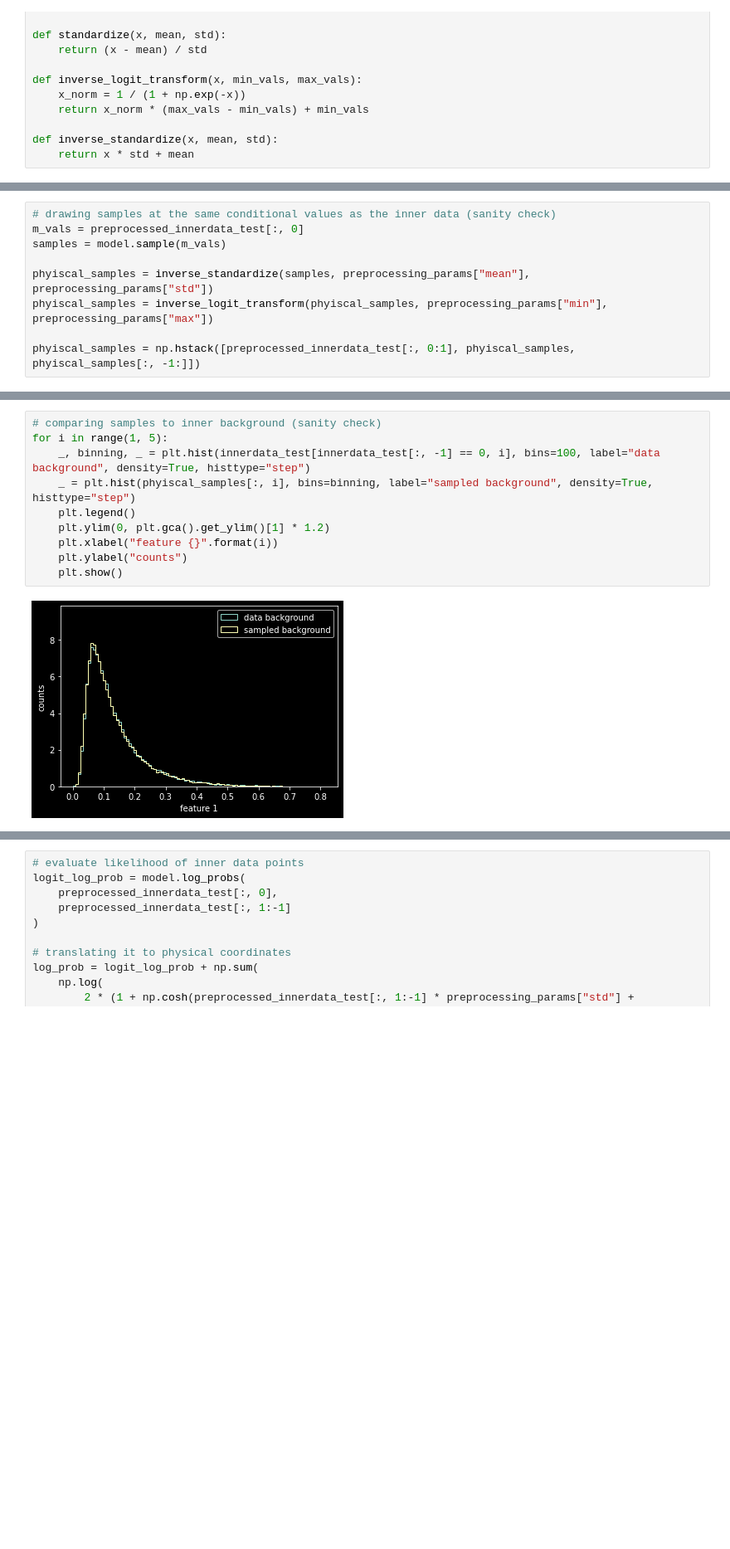
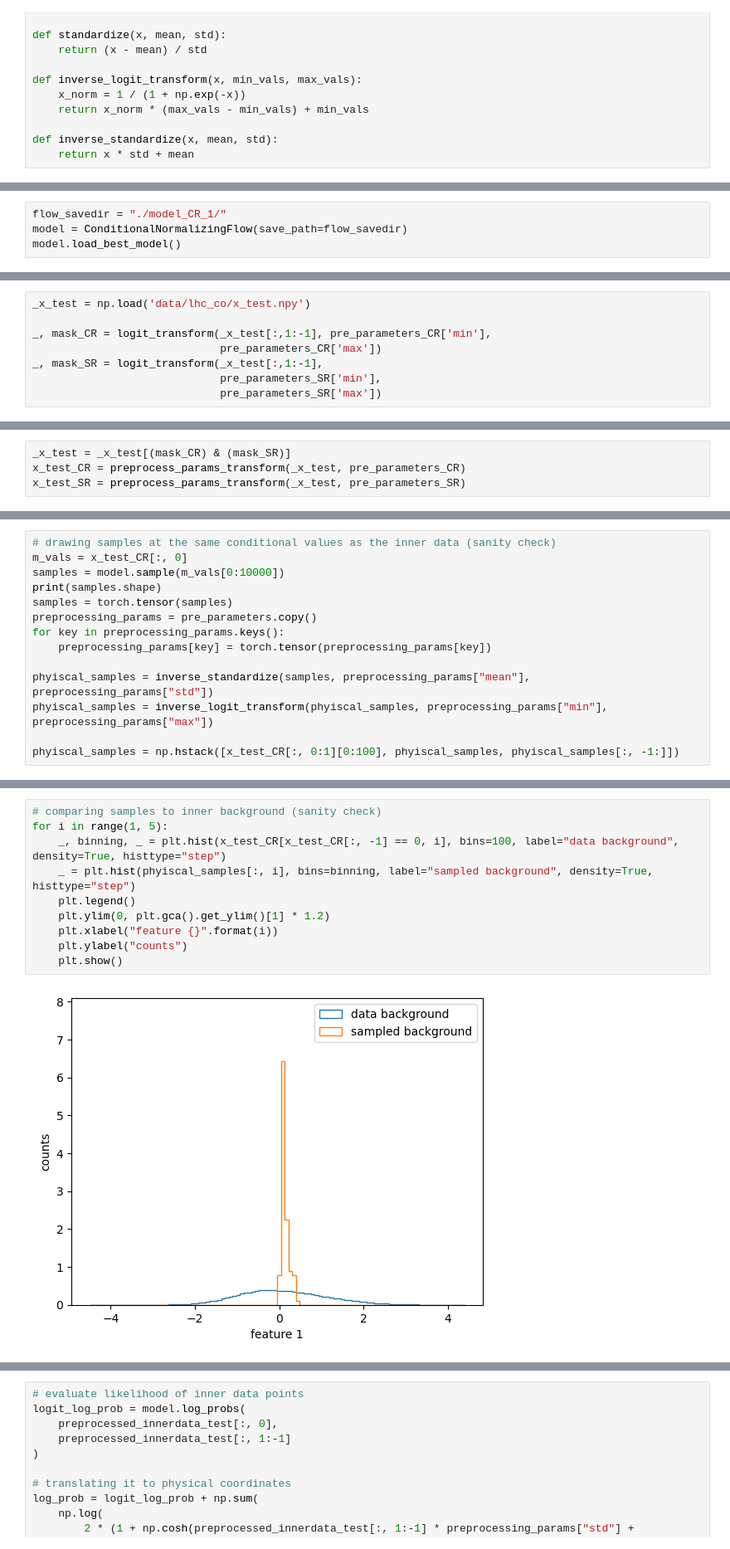
Before and after one commit to rd804/R-ANODE, a Jupyter notebook: notebooks/train_and_test_outer_model.ipynb, the cells around one changed output, grey strips where cells are left out. Shown at 83% size. Cells and saved outputs as stored; diff of their text form; blank space fills up the shorter version.

```diff
--- a/notebooks/train_and_test_outer_model.ipynb
+++ b/notebooks/train_and_test_outer_model.ipynb
@@ -149,0 +142,4 @@ model.load_best_model()
+# %%
+flow_savedir = "./model_CR_1/"
+model = ConditionalNormalizingFlow(save_path=flow_savedir)
+model.load_best_model()
@@ -156,0 +254,8 @@ ConditionalNormalizingFlow has 274800 parameters
+# %%
+_x_test = np.load('data/lhc_co/x_test.npy')
+
+_, mask_CR = logit_transform(_x_test[:,1:-1], pre_parameters_CR['min'],
+                             pre_parameters_CR['max'])
+_, mask_SR = logit_transform(_x_test[:,1:-1],
+                             pre_parameters_SR['min'],
+                             pre_parameters_SR['max'])
@@ -156,0 +266,4 @@ ConditionalNormalizingFlow has 274800 parameters
+# %%
+_x_test = _x_test[(mask_CR) & (mask_SR)]
+x_test_CR = preprocess_params_transform(_x_test, pre_parameters_CR)
+x_test_SR = preprocess_params_transform(_x_test, pre_parameters_SR)
@@ -157,9 +309,14 @@ ConditionalNormalizingFlow has 274800 parameters
 # %%
 # drawing samples at the same conditional values as the inner data (sanity check)
-m_vals = preprocessed_innerdata_test[:, 0]
-samples = model.sample(m_vals)
+m_vals = x_test_CR[:, 0]
+samples = model.sample(m_vals[0:10000])
+print(samples.shape)
+samples = torch.tensor(samples)
+preprocessing_params = pre_parameters.copy()
+for key in preprocessing_params.keys():
+    preprocessing_params[key] = torch.tensor(preprocessing_params[key])
 
 phyiscal_samples = inverse_standardize(samples, preprocessing_params["mean"], preprocessing_params["std"])
 phyiscal_samples = inverse_logit_transform(phyiscal_samples, preprocessing_params["min"], preprocessing_params["max"])
 
-phyiscal_samples = np.hstack([preprocessed_innerdata_test[:, 0:1], phyiscal_samples, phyiscal_samples[:, -1:]])
+phyiscal_samples = np.hstack([x_test_CR[:, 0:1][0:100], phyiscal_samples, phyiscal_samples[:, -1:]])
@@ -166,12 +325,12 @@ phyiscal_samples = np.hstack([preprocessed_innerdata_test[:, 0:1], phyiscal_samp
 # %%
 # comparing samples to inner background (sanity check)
 for i in range(1, 5):
-    _, binning, _ = plt.hist(innerdata_test[innerdata_test[:, -1] == 0, i], bins=100, label="data background", density=True, histtype="step")
+    _, binning, _ = plt.hist(x_test_CR[x_test_CR[:, -1] == 0, i], bins=100, label="data background", density=True, histtype="step")
     _ = plt.hist(phyiscal_samples[:, i], bins=binning, label="sampled background", density=True, histtype="step")
     plt.legend()
     plt.ylim(0, plt.gca().get_ylim()[1] * 1.2)
     plt.xlabel("feature {}".format(i))
     plt.ylabel("counts")
     plt.show()
 # %% [output]
-[figure, old version]
+[figure, new version]
```
Also changed, not shown: parts of 33 cells of this notebook, 4 other files.
